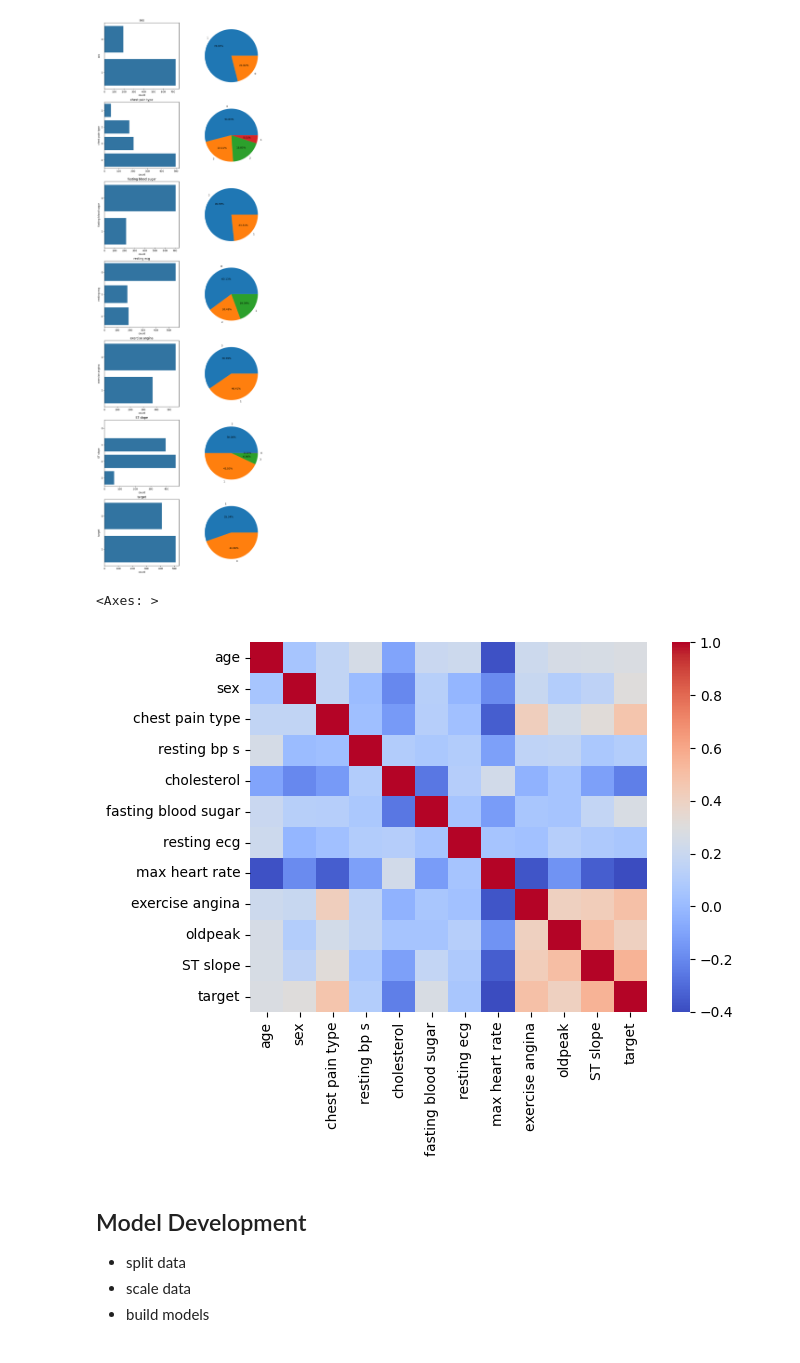
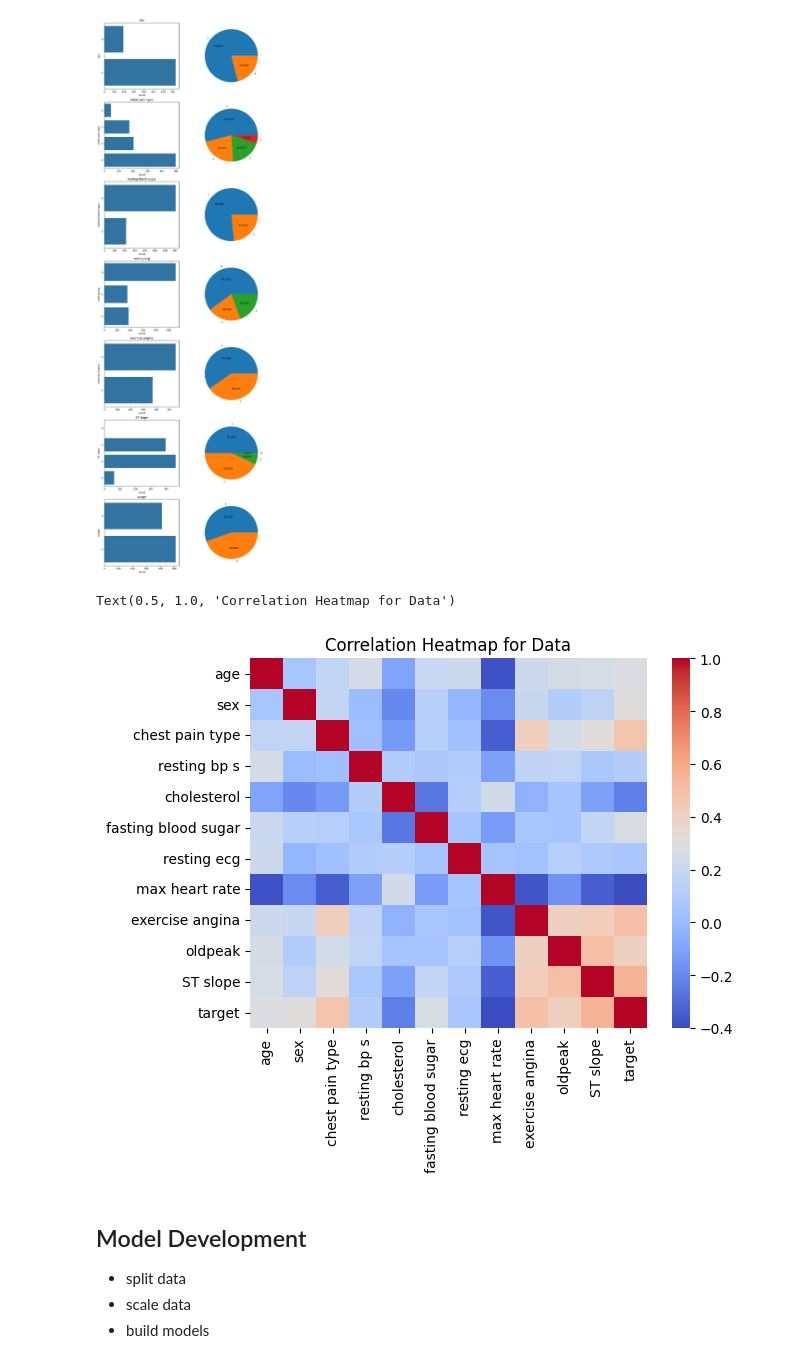
Before and after one commit to archaic-panda/Heart-Problems-Prediction, a Jupyter notebook: heart_disease_prediction.ipynb, the cells around one changed output. Cells and saved outputs as stored; diff of their text form; code cells hidden in the pictures.

```diff
--- a/heart_disease_prediction.ipynb
+++ b/heart_disease_prediction.ipynb
@@ -151,9 +151,10 @@ for num in column_name:
 # %%
 # checking how data correlates
 sns.heatmap(df.corr(), cmap='coolwarm')
+plt.title("Correlation Heatmap for Data")
 # %% [output]
-<Axes: >
+Text(0.5, 1.0, 'Correlation Heatmap for Data')
-[figure, old version]
+[figure, new version]
 # %% [markdown]
 ## Model Development
 - split data
```
Also changed, not shown: parts of 8 cells of this notebook.
